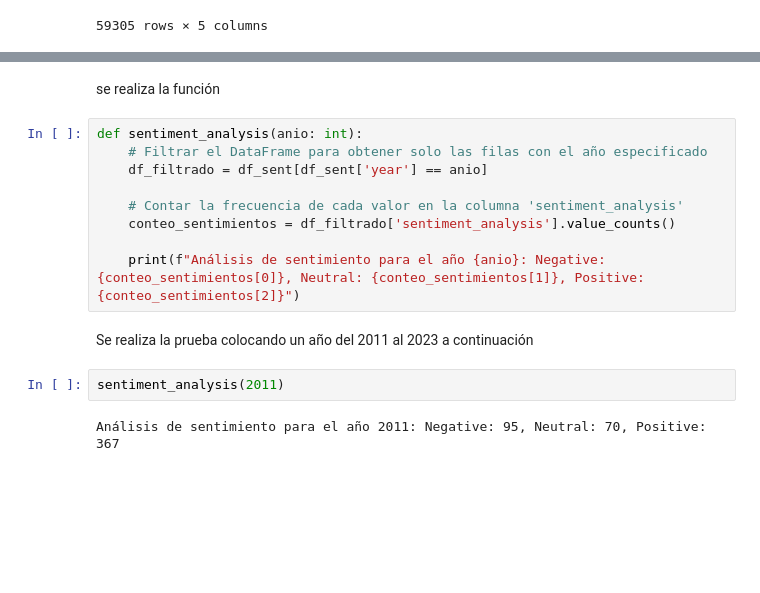
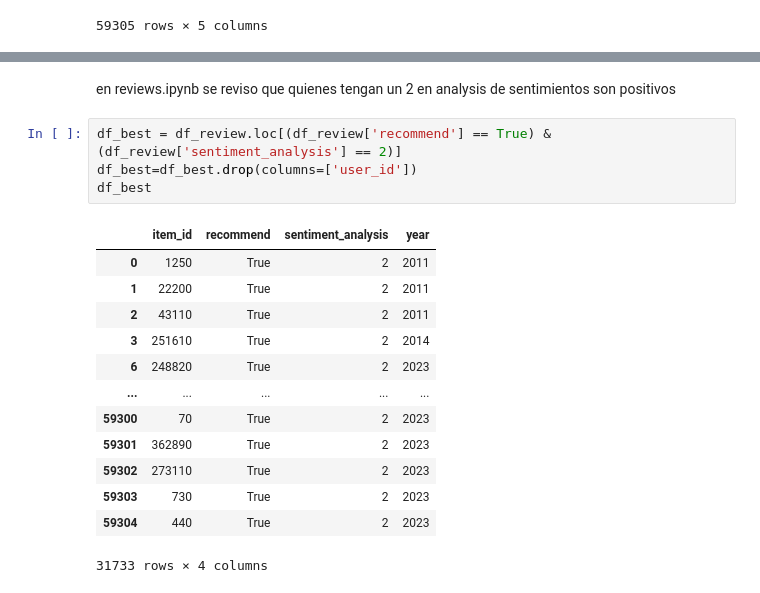
Before and after one commit to dariojacome/PMLOPSC19, a Jupyter notebook: apis.ipynb, the cells around one changed output, grey strips where cells are left out. Saved outputs shown, nothing was run; the diff lists cells and outputs as text; blank space fills up the shorter version.

```diff
--- a/apis.ipynb
+++ b/apis.ipynb
@@ -587,17 +457,20 @@ Name: count, dtype: int64
-# %% [markdown]
-se realiza la función
-# %%
-def sentiment_analysis(anio: int):
-    # Filtrar el DataFrame para obtener solo las filas con el año especificado
-    df_filtrado = df_sent[df_sent['year'] == anio]
-
-    # Contar la frecuencia de cada valor en la columna 'sentiment_analysis'
-    conteo_sentimientos = df_filtrado['sentiment_analysis'].value_counts()
-
-    print(f"Análisis de sentimiento para el año {anio}: Negative: {conteo_sentimientos[0]}, Neutral: {conteo_sentimientos[1]}, Positive: {conteo_sentimientos[2]}")
-# %% [markdown]
-Se realiza la prueba colocando un año del 2011 al 2023 a continuación
-# %%
-sentiment_analysis(2011)
-# %% [output]
-Análisis de sentimiento para el año 2011: Negative: 95, Neutral: 70, Positive: 367
+# %% [markdown]
+en reviews.ipynb se reviso que quienes tengan un 2 en analysis de sentimientos son positivos
+# %%
+df_best = df_review.loc[(df_review['recommend'] == True) & (df_review['sentiment_analysis'] == 2)]
+df_best=df_best.drop(columns=['user_id'])
+df_best
+# %% [output]
+|  | item_id | recommend | sentiment_analysis | year |
+| 0 | 1250 | True | 2 | 2011 |
+| 1 | 22200 | True | 2 | 2011 |
+| 2 | 43110 | True | 2 | 2011 |
+| 3 | 251610 | True | 2 | 2014 |
+| 6 | 248820 | True | 2 | 2023 |
+| ... | ... | ... | ... | ... |
+| 59300 | 70 | True | 2 | 2023 |
+| 59301 | 362890 | True | 2 | 2023 |
+| 59302 | 273110 | True | 2 | 2023 |
+| 59303 | 730 | True | 2 | 2023 |
+| 59304 | 440 | True | 2 | 2023 |
+31733 rows × 4 columns
```
Also changed, not shown: parts of 26 cells of this notebook, 2 other files.
